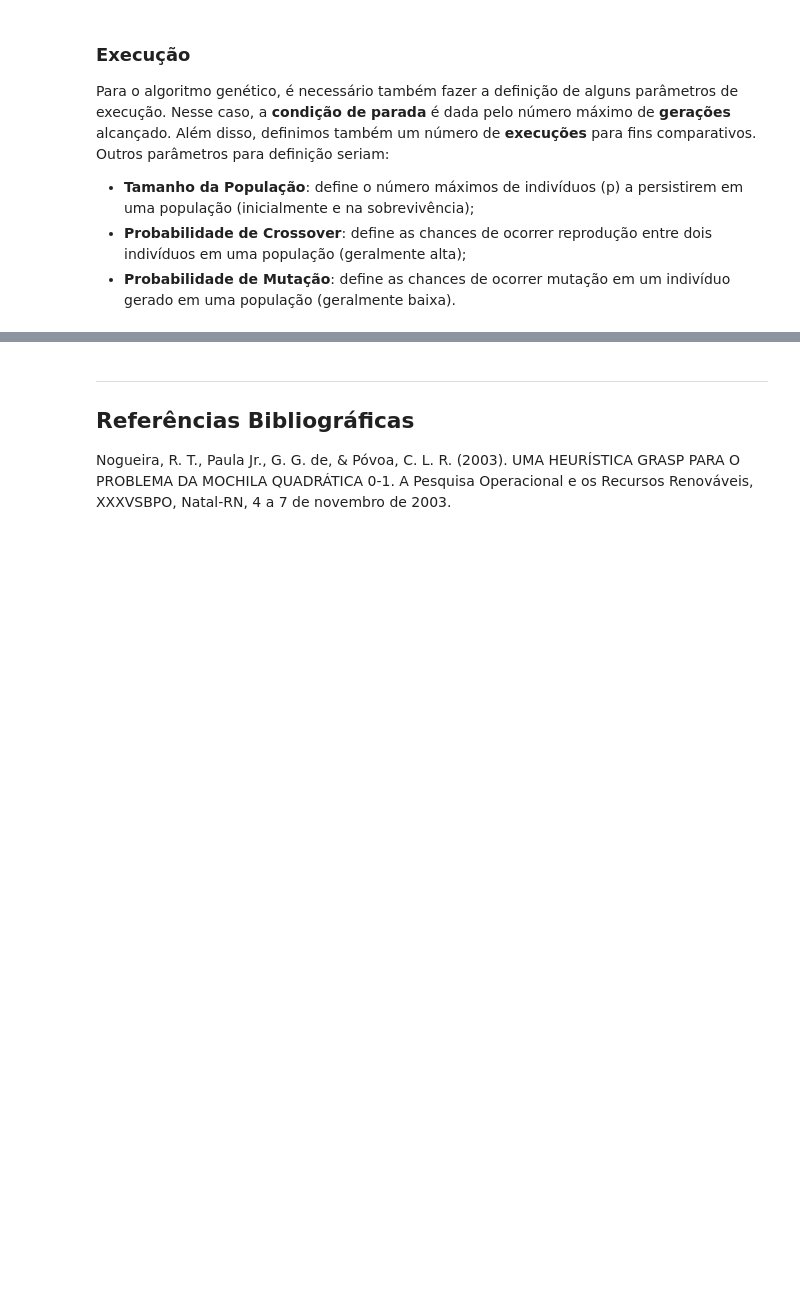
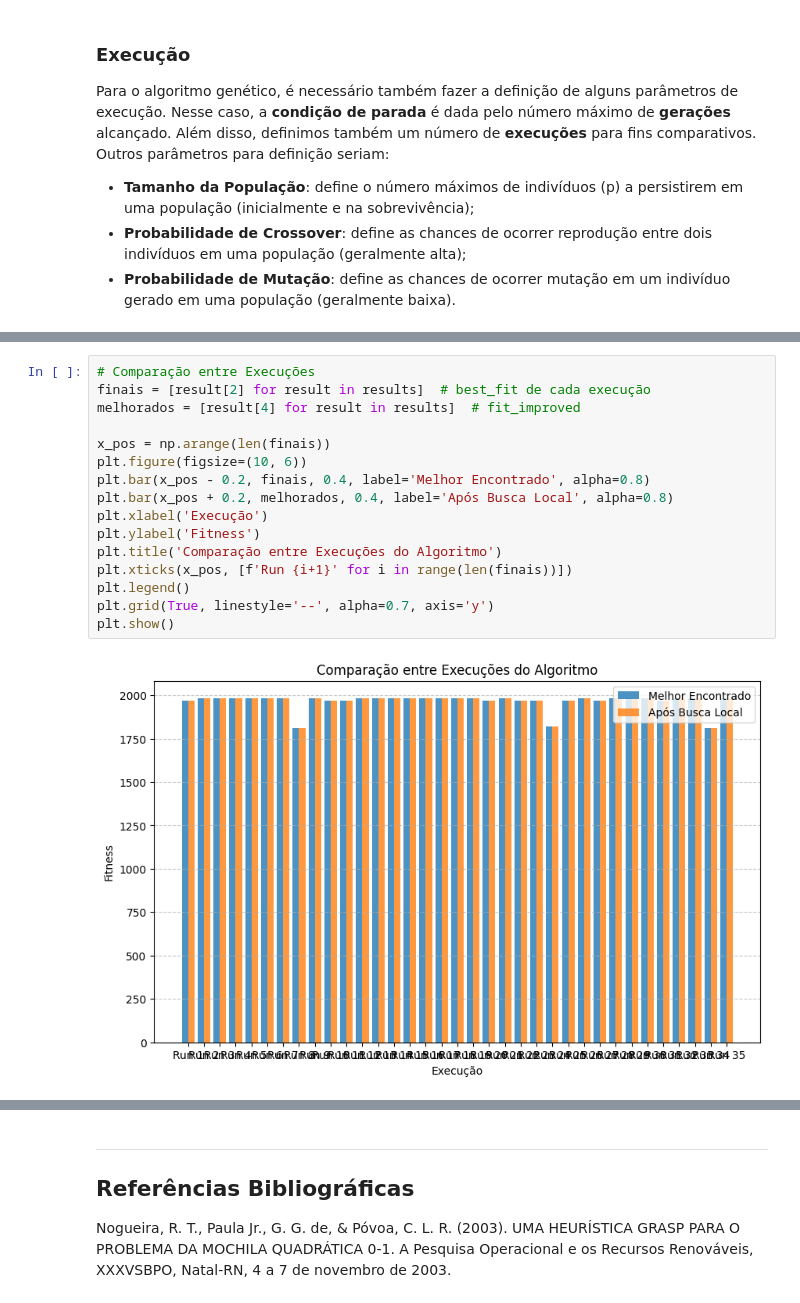
Before and after one commit to sakikout/QKP, a Jupyter notebook: main.ipynb, the cells around one changed output, grey strips where cells are left out. Cells and saved outputs as stored; diff of their text form; blank space fills up the shorter version.

```diff
--- a/main.ipynb
+++ b/main.ipynb
@@ -357,0 +458,18 @@ Indivíduo: [1, 1, 0, 1, 1, 1, 1, 1, 0, 1, 0, 0, 0, 1, 1, 0, 1, 1, 1, 0]
+# %%
+# Comparação entre Execuções
+finais = [result[2] for result in results]  # best_fit de cada execução
+melhorados = [result[4] for result in results]  # fit_improved
+
+x_pos = np.arange(len(finais))
+plt.figure(figsize=(10, 6))
+plt.bar(x_pos - 0.2, finais, 0.4, label='Melhor Encontrado', alpha=0.8)
+plt.bar(x_pos + 0.2, melhorados, 0.4, label='Após Busca Local', alpha=0.8)
+plt.xlabel('Execução')
+plt.ylabel('Fitness')
+plt.title('Comparação entre Execuções do Algoritmo')
+plt.xticks(x_pos, [f'Run {i+1}' for i in range(len(finais))])
+plt.legend()
+plt.grid(True, linestyle='--', alpha=0.7, axis='y')
+plt.show()
+# %% [output]
+[figure, added]
```
Also changed, not shown: parts of 11 cells of this notebook, 15 other files.
